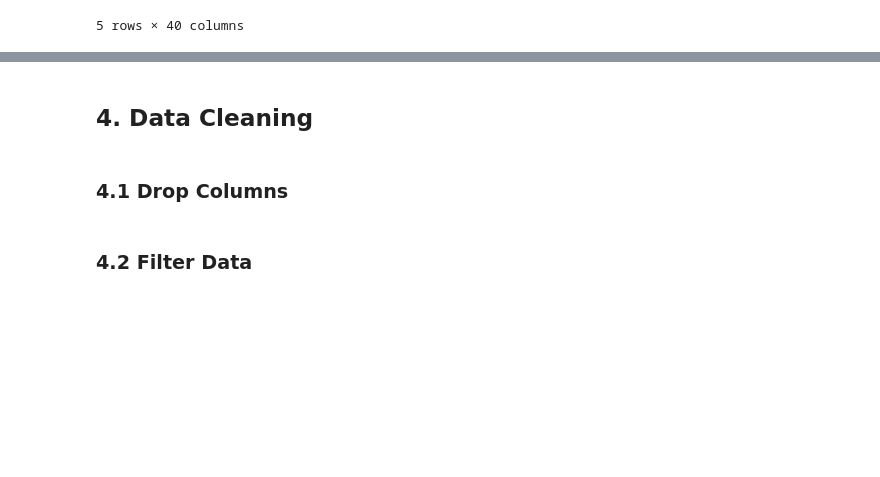
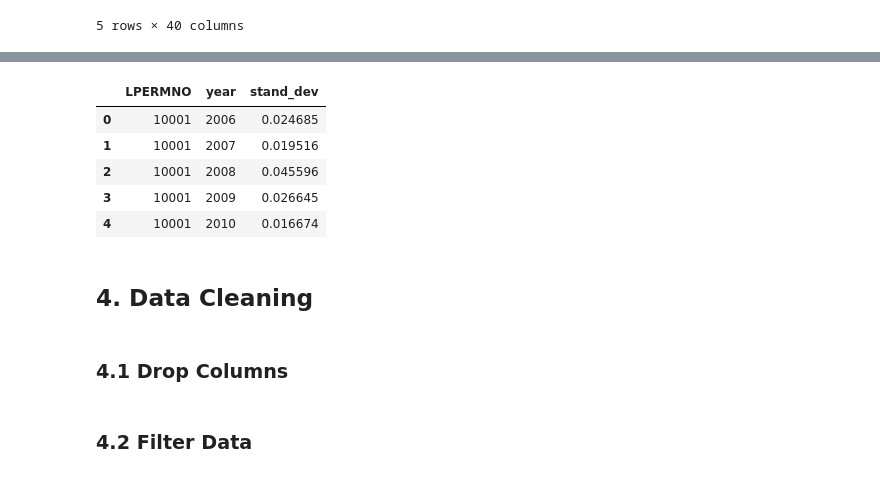
Before and after one commit to NimsaJ150/MADS-2_FinancialManagementGroupProject, a Jupyter notebook: ceo_project.ipynb, the cells around one changed output, grey strips where cells are left out. Cells and saved outputs as stored; diff of their text form; code cells hidden in the pictures; blank space fills up the shorter version.

```diff
--- a/ceo_project.ipynb
+++ b/ceo_project.ipynb
@@ -49,3 +73,12 @@ ceo_data_raw.head()
+# %%
+annual_stdev_price_data_raw.head()
+# %% [output]
+|  | LPERMNO | year | stand_dev |
+| 0 | 10001 | 2006 | 0.024685 |
+| 1 | 10001 | 2007 | 0.019516 |
+| 2 | 10001 | 2008 | 0.045596 |
+| 3 | 10001 | 2009 | 0.026645 |
+| 4 | 10001 | 2010 | 0.016674 |
 # %% [markdown]
 ## 4. Data Cleaning
 # %% [markdown]
```
Also changed, not shown: parts of 21 cells of this notebook.
